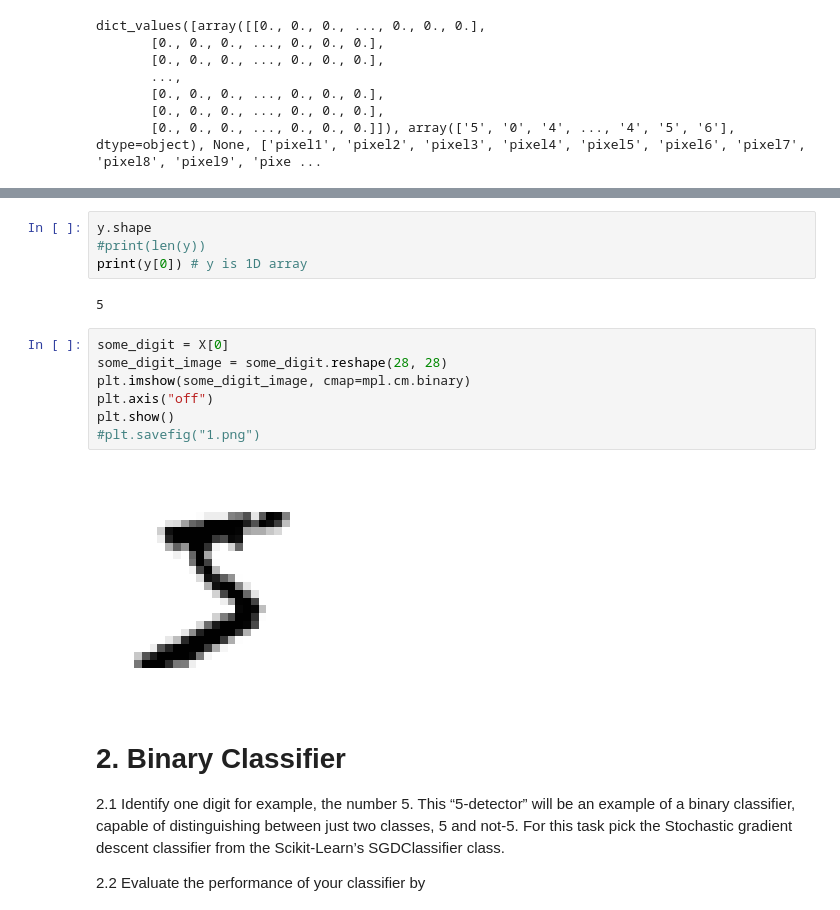
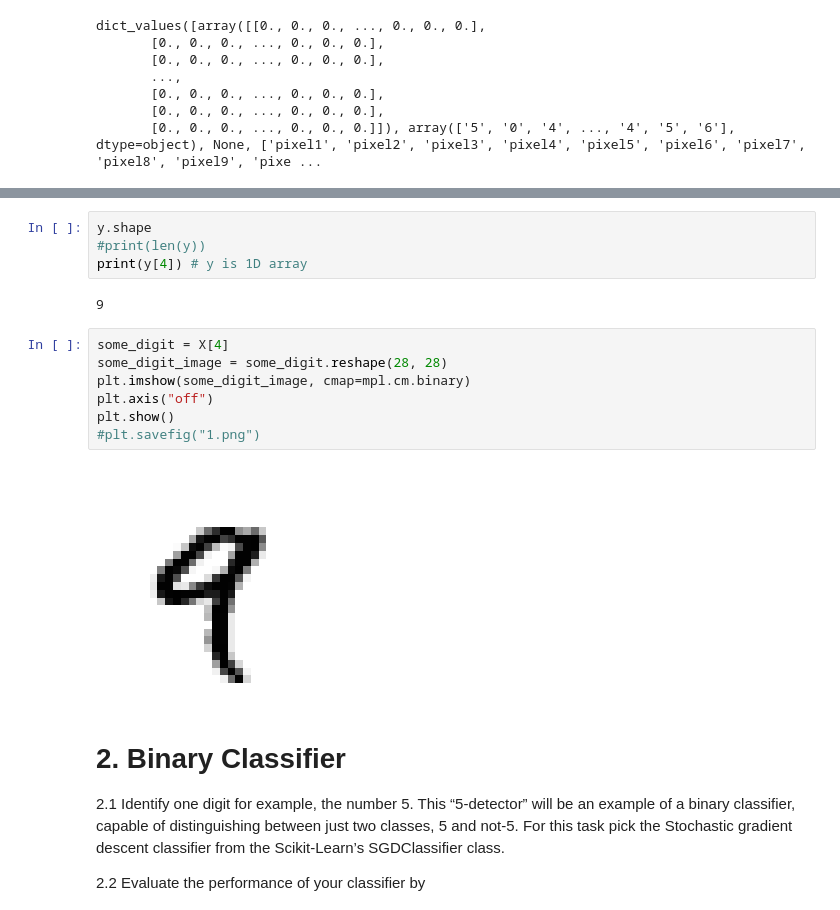
Before and after one commit to twyunting/DATA-642_Advanced_Machine_Learning, a Jupyter notebook: Labs/01/Lab1_practice.ipynb, the cells around one changed output, grey strips where cells are left out. Drawn from its saved outputs; the diff is of its cells as text.

```diff
--- a/Labs/01/Lab1_practice.ipynb
+++ b/Labs/01/Lab1_practice.ipynb
@@ -63,18 +63,18 @@ print(X[0]) # X is 2D array
 # %%
 y.shape
 #print(len(y))
-print(y[0]) # y is 1D array
+print(y[4]) # y is 1D array
 # %% [output]
-5
+9
 # %%
-some_digit = X[0]
+some_digit = X[4]
 some_digit_image = some_digit.reshape(28, 28)
 plt.imshow(some_digit_image, cmap=mpl.cm.binary)
 plt.axis("off")
 plt.show()
 #plt.savefig("1.png")
 # %% [output]
-[figure, old version]
+[figure, new version]
 # %% [markdown]
 # 2. Binary Classifier
 2.1 Identify one digit for example, the number 5. This “5-detector” will be an example of a
```
Also changed, not shown: parts of 4 cells of this notebook.
